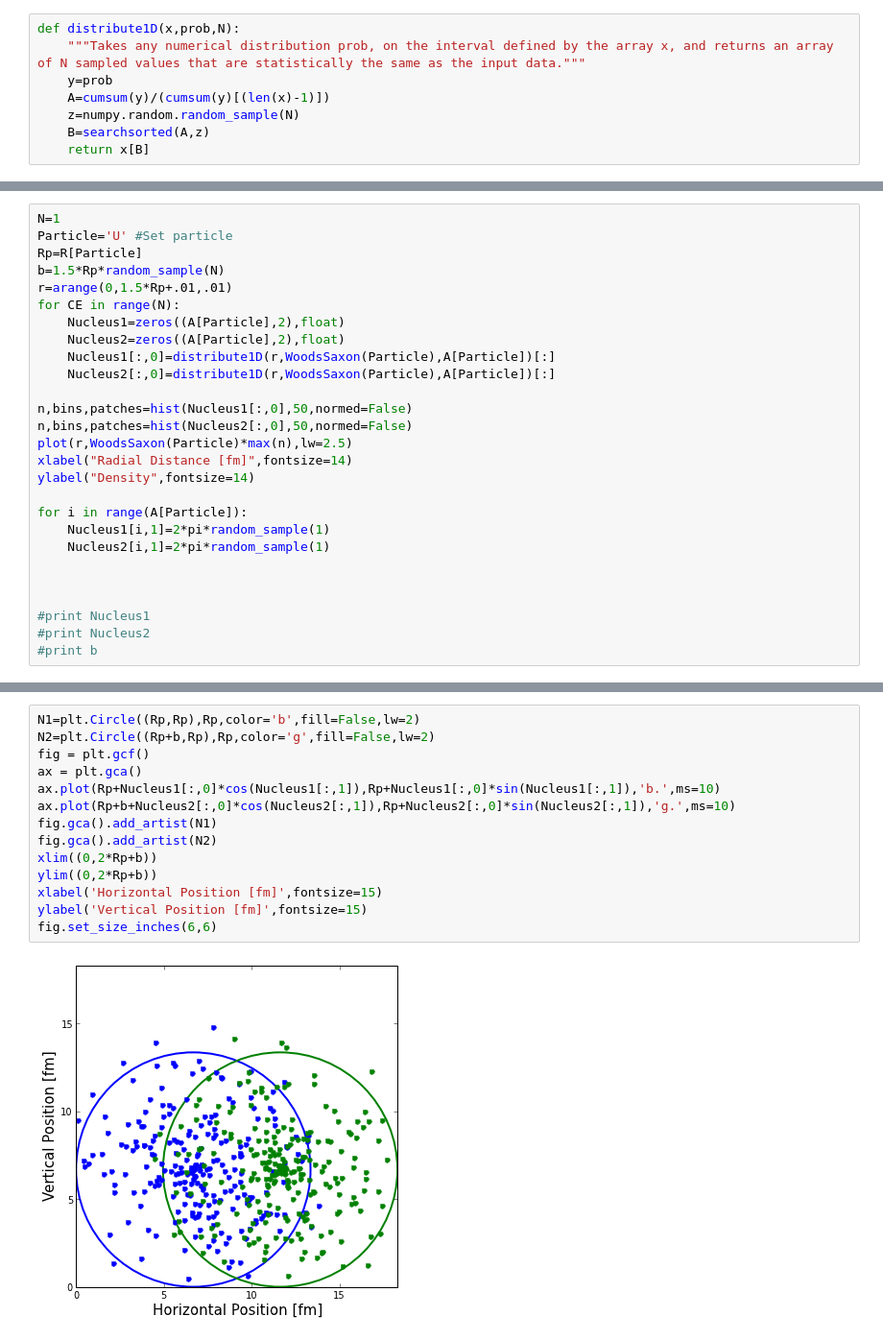
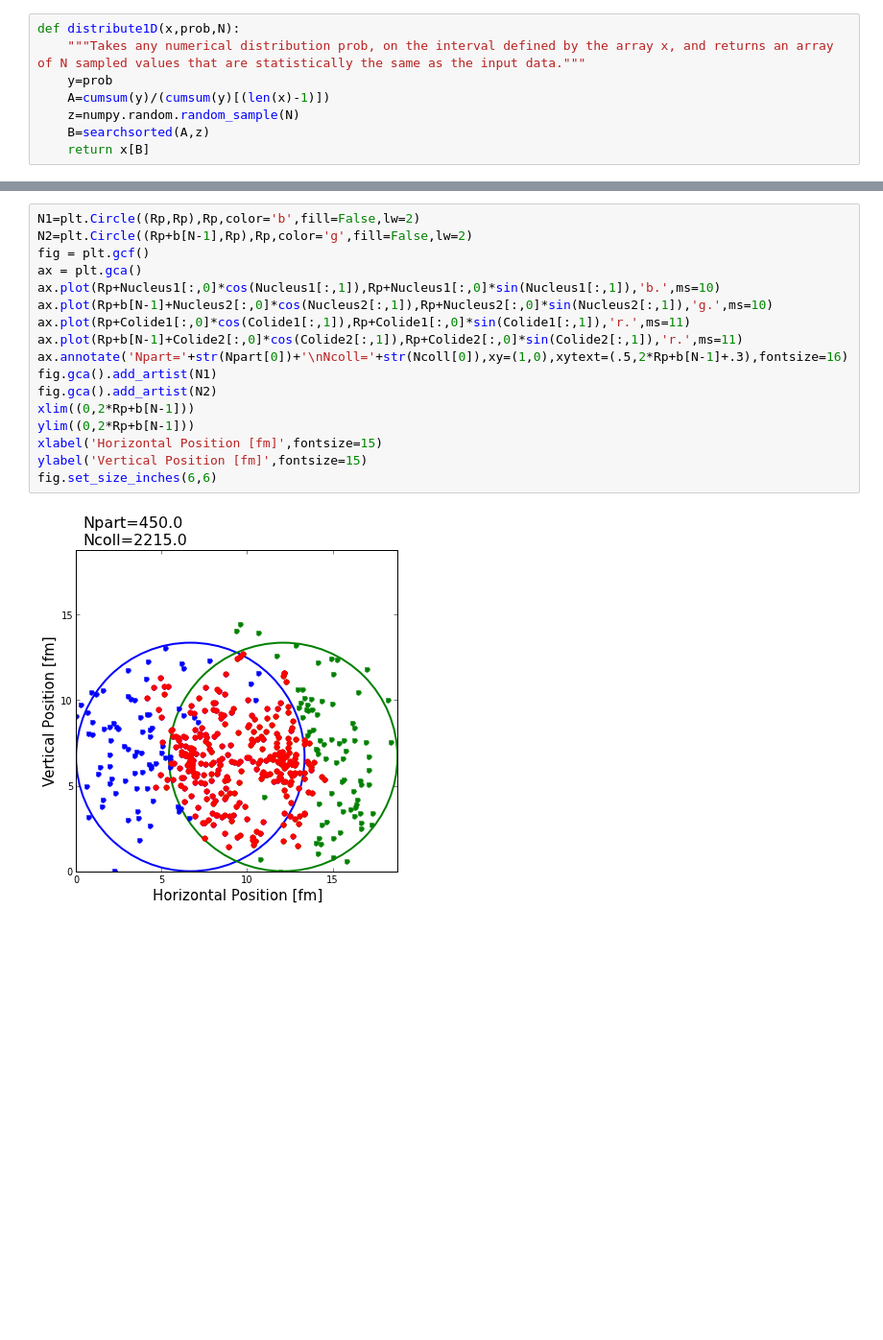
Before and after one commit to jdfreder/MCG, a Jupyter notebook: Project/NuclearInteractions.ipynb, the cells around one changed output, grey strips where cells are left out. Shown at 96% size. Drawn from its saved outputs; the diff is of its cells as text; blank space fills up the shorter version.

```diff
--- a/Project/NuclearInteractions.ipynb
+++ b/Project/NuclearInteractions.ipynb
@@ -197,27 +197,0 @@ fig.set_size_inches(6,6)
-# %%
-N=1
-Particle='U' #Set particle
-Rp=R[Particle]
-b=1.5*Rp*random_sample(N)
-r=arange(0,1.5*Rp+.01,.01)
-for CE in range(N):
-    Nucleus1=zeros((A[Particle],2),float)
-    Nucleus2=zeros((A[Particle],2),float)
-    Nucleus1[:,0]=distribute1D(r,WoodsSaxon(Particle),A[Particle])[:]
-    Nucleus2[:,0]=distribute1D(r,WoodsSaxon(Particle),A[Particle])[:]
-
-n,bins,patches=hist(Nucleus1[:,0],50,normed=False)
-n,bins,patches=hist(Nucleus2[:,0],50,normed=False)
-plot(r,WoodsSaxon(Particle)*max(n),lw=2.5)
-xlabel("Radial Distance [fm]",fontsize=14)
-ylabel("Density",fontsize=14)
-
-for i in range(A[Particle]):
-    Nucleus1[i,1]=2*pi*random_sample(1)
-    Nucleus2[i,1]=2*pi*random_sample(1)
-
-
-
-#print Nucleus1
-#print Nucleus2
-#print b
@@ -226,16 +260,19 @@ for i in range(A[Particle]):
 # %%
 N1=plt.Circle((Rp,Rp),Rp,color='b',fill=False,lw=2)
-N2=plt.Circle((Rp+b,Rp),Rp,color='g',fill=False,lw=2)
+N2=plt.Circle((Rp+b[N-1],Rp),Rp,color='g',fill=False,lw=2)
 fig = plt.gcf()
 ax = plt.gca()
 ax.plot(Rp+Nucleus1[:,0]*cos(Nucleus1[:,1]),Rp+Nucleus1[:,0]*sin(Nucleus1[:,1]),'b.',ms=10)
-ax.plot(Rp+b+Nucleus2[:,0]*cos(Nucleus2[:,1]),Rp+Nucleus2[:,0]*sin(Nucleus2[:,1]),'g.',ms=10)
+ax.plot(Rp+b[N-1]+Nucleus2[:,0]*cos(Nucleus2[:,1]),Rp+Nucleus2[:,0]*sin(Nucleus2[:,1]),'g.',ms=10)
+ax.plot(Rp+Colide1[:,0]*cos(Colide1[:,1]),Rp+Colide1[:,0]*sin(Colide1[:,1]),'r.',ms=11)
+ax.plot(Rp+b[N-1]+Colide2[:,0]*cos(Colide2[:,1]),Rp+Colide2[:,0]*sin(Colide2[:,1]),'r.',ms=11)
+ax.annotate('Npart='+str(Npart[0])+'\nNcoll='+str(Ncoll[0]),xy=(1,0),xytext=(.5,2*Rp+b[N-1]+.3),fontsize=16)
 fig.gca().add_artist(N1)
 fig.gca().add_artist(N2)
-xlim((0,2*Rp+b))
-ylim((0,2*Rp+b))
+xlim((0,2*Rp+b[N-1]))
+ylim((0,2*Rp+b[N-1]))
 xlabel('Horizontal Position [fm]',fontsize=15)
 ylabel('Vertical Position [fm]',fontsize=15)
 fig.set_size_inches(6,6)
 # %% [output]
-[figure, old version]
+[figure, new version]
```
Also changed, not shown: parts of 4 cells of this notebook.
